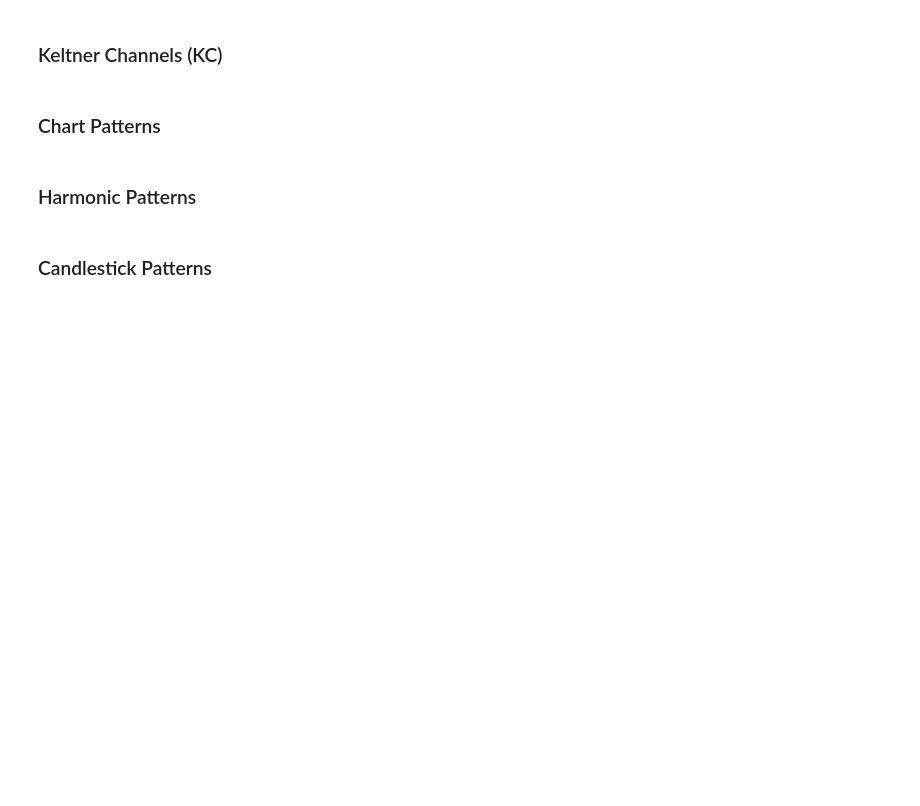
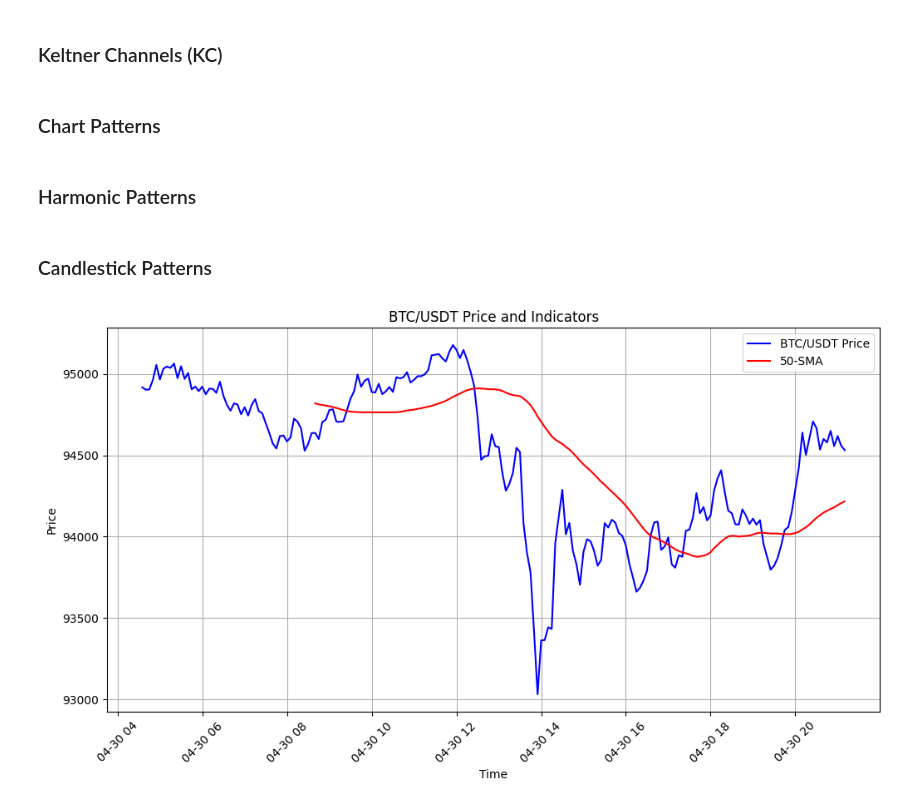
Before and after one commit to couzhei/formula-binance-atm, a Jupyter notebook: Trying out things.ipynb, the cells around one changed output. Cells and saved outputs as stored; diff of their text form; code cells hidden in the pictures; blank space fills up the shorter version.

```diff
--- a/Trying out things.ipynb
+++ b/Trying out things.ipynb
@@ -1158,3 +1158,37 @@ print(f"CDL Bearish Engulfing: {latest_signals.get('CDL_BearishEngulfing', 'N/A'
 # You can filter the DataFrame for rows where a specific signal is True
 # morning_star_days = data[data['CDL_MorningStar'] == 100]
 # print(f"\nDays with Morning Star pattern:\n{morning_star_days.index}")
+# %%
+import talib
+import ccxt
+import pandas as pd
+import matplotlib.pyplot as plt
+
+# Connect to Binance
+exchange = ccxt.binance()
+symbol = 'BTC/USDT'
+timeframe = '5m'
+limit = 200  # Number of candles to fetch
+
+# Fetch historical data
+ohlcv = exchange.fetch_ohlcv(symbol, timeframe, limit=limit)
+df = pd.DataFrame(ohlcv, columns=['timestamp', 'open', 'high', 'low', 'close', 'volume'])
+df['timestamp'] = pd.to_datetime(df['timestamp'], unit='ms')
+
+# Calculate indicators
+df['sma_50'] = talib.SMA(df['close'], timeperiod=50)
+df['rsi'] = talib.RSI(df['close'], timeperiod=14)
+
+# Plot chart
+plt.figure(figsize=(12,6))
+plt.plot(df['timestamp'], df['close'], label="BTC/USDT Price", color='blue')
+plt.plot(df['timestamp'], df['sma_50'], label="50-SMA", color='red')
+plt.legend()
+plt.title(f"{symbol} Price and Indicators")
+plt.xlabel("Time")
+plt.ylabel("Price")
+plt.xticks(rotation=45)
+plt.grid()
+plt.show()
+# %% [output]
+[figure, added]
```
Also changed, not shown: parts of 1 cell of this notebook, 3 other files.
